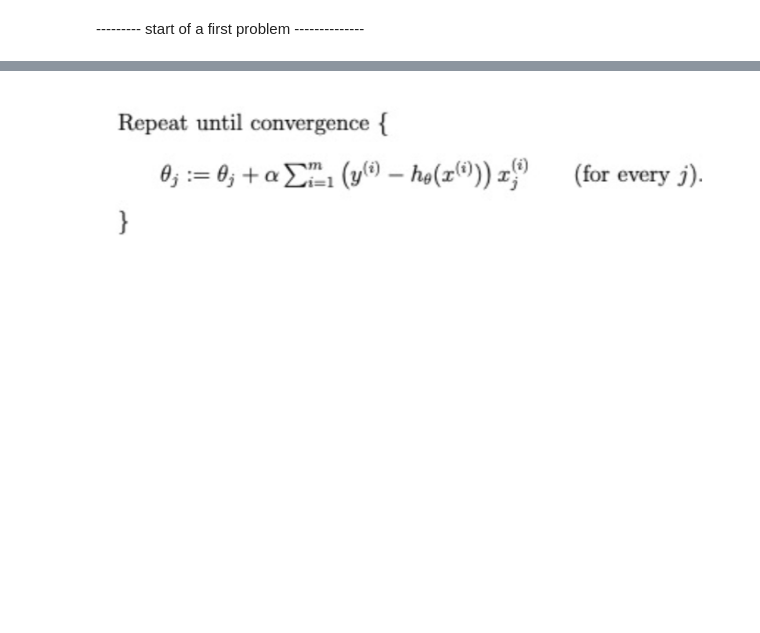
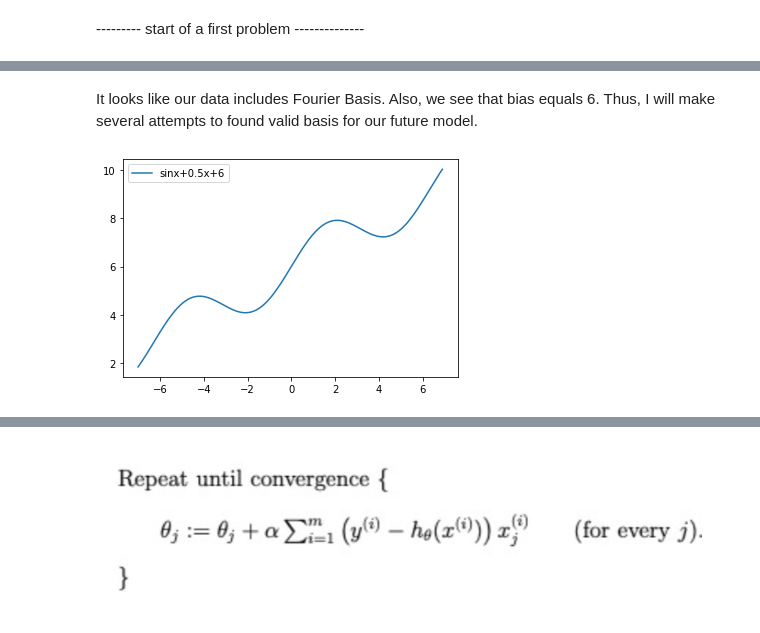
Before and after one commit to BorisOskolkov/MLcourse, a Jupyter notebook: asng01/A01_task.ipynb, the cells around one changed output, grey strips where cells are left out. Cells and saved outputs as stored; diff of their text form; code cells hidden in the pictures; blank space fills up the shorter version.

```diff
--- a/asng01/A01_task.ipynb
+++ b/asng01/A01_task.ipynb
@@ -30 +34,16 @@ plt.plot(x_test, y_test, 'go')
 [figure]
+# %% [markdown]
+It looks like our data includes Fourier Basis. Also, we see that bias equals 6.
+Thus, I will make several attempts to found valid basis for our future model.
+# %%
+x = np.arange(-7, 7, 0.1)
+y1 = np.sin(x)+0.5*(x)+6
+y2 = (x)**3+1.5*x**2+6
+y3 = np.cos(x)*2+(x)**3+1.5*x+6
+y4 = np.cos(x)*2*(x)**3+1.5*x*np.sin(x)+6
+
+plt.plot(x, y1, label="sinx+0.5x+6")
+plt.legend()
+plt.show()
+# %% [output]
+[figure, added]
```
Also changed, not shown: parts of 12 cells of this notebook.
